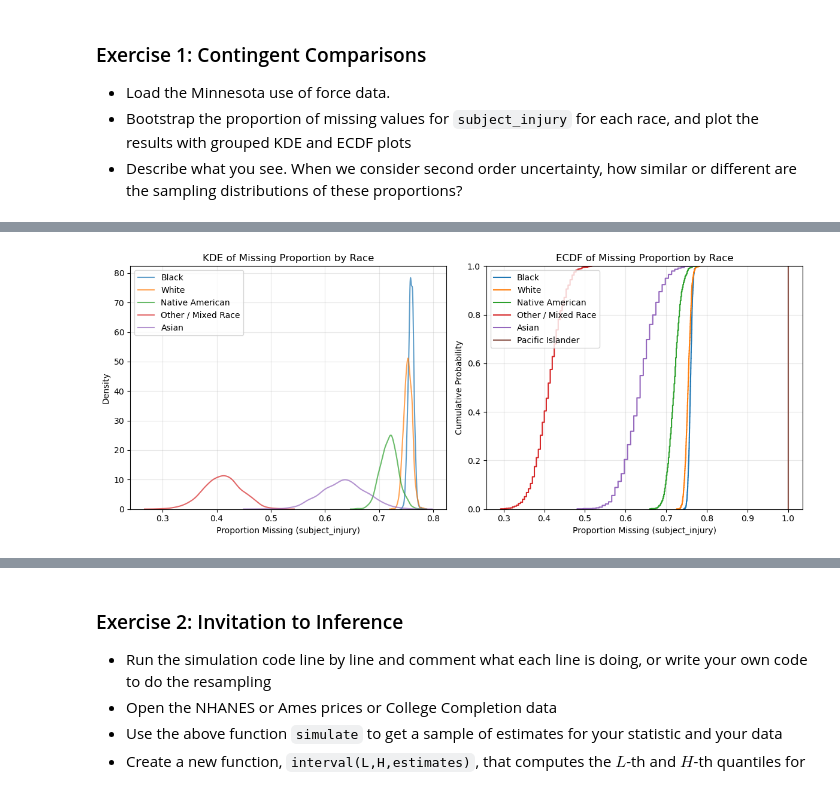
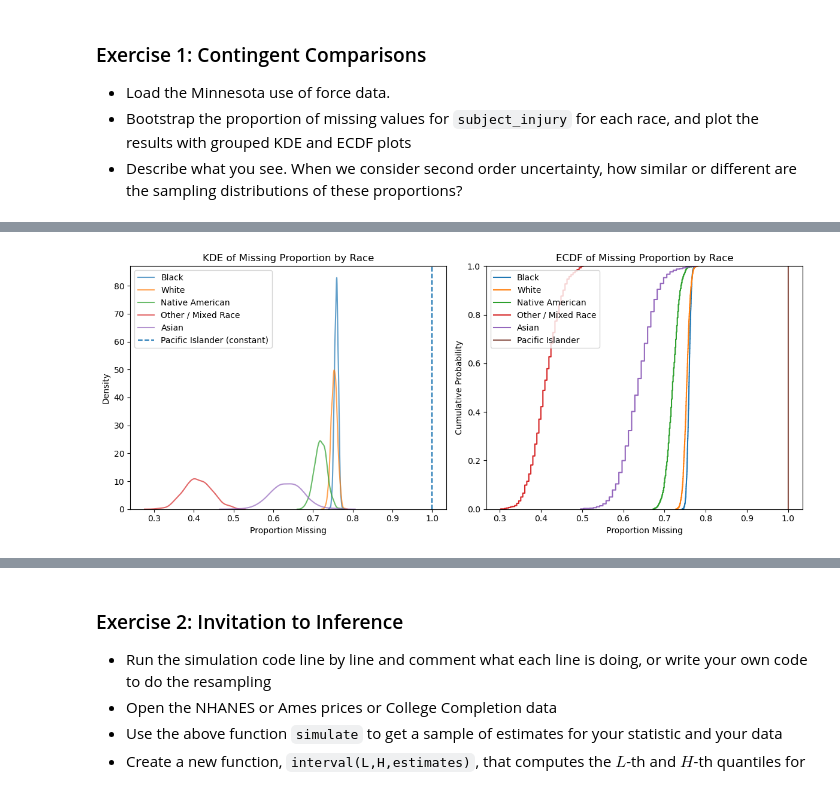
Before and after one commit to shawn01-kubo/github_branching, a Jupyter notebook: assignment_4.ipynb, the cells around one changed output, grey strips where cells are left out. Saved outputs shown, nothing was run; the diff lists cells and outputs as text; code cells hidden in the pictures.

```diff
--- a/assignment_4.ipynb
+++ b/assignment_4.ipynb
@@ -62,100 +61,45 @@ Name: injury_missing, Length: 12925, dtype: bool
 # %%
 def stat(x):
-    """Calculate proportion of missing values"""
     return x.isna().mean()
 
-# Use the simulate function from the PDF (adjusted for categorical data)
-def simulate(var, df, fcn, S=1000, plot=True):
-    ''' Bootstrap simulation code - matching PDF style '''
+def simulate(var, df, fcn, S=1000):
     x = df[var]
     estimates = []
     for s in range(S):
-        # Draw a new sample, with replacement:
         x_s = x.sample(frac=1.0, replace=True)
-        # Compute statistic:
         stat_s = fcn(x_s)
-        # Append estimate:
         estimates.append(stat_s)
+    return np.array(estimates)
 
-    estimates = np.array(estimates)
+race_groups = df['race'].dropna().unique()
 
-
-
-    return estimates
-
-# Get unique race groups
-race_groups = df['race'].unique()
-
-# Create combined plots for all races (matching PDF's grouped style)
 fig, axes = plt.subplots(1, 2, figsize=(12, 5))
 
-# Bootstrap for each race and store results
 all_estimates = {}
 for race in race_groups:
     race_data = df[df['race'] == race]
     if len(race_data) > 0:
-        # Use simulate without individual plots for now
-        estimates = simulate('subject_injury', race_data, stat, S=1000, plot=False)
+        estimates = simulate('subject_injury', race_data, stat, S=1000)
         all_estimates[race] = estimates
 
-        # Add to combined KDE plot
-        sns.kdeplot(estimates, ax=axes[0], label=race, alpha=0.7)
+        if np.std(estimates) > 0:
+            sns.kdeplot(estimates, ax=axes[0], label=race, alpha=0.7)
+        else:
+            axes[0].axvline(x=estimates[0], label=f'{race} (constant)', linestyle='--')
 
-        # Add to combined ECDF plot
         sns.ecdfplot(estimates, ax=axes[1], label=race)
 
-# Style the combined plots to match PDF
 axes[0].set_title('KDE of Missing Proportion by Race')
-axes[0].set_xlabel('Proportion Missing (subject_injury)')
+axes[0].set_xlabel('Proportion Missing')
 axes[0].set_ylabel('Density')
 axes[0].legend()
-axes[0].grid(True, alpha=0.3)
 
 axes[1].set_title('ECDF of Missing Proportion by Race')
-axes[1].set_xlabel('Proportion Missing (subject_injury)')
+axes[1].set_xlabel('Proportion Missing')
 axes[1].set_ylabel('Cumulative Probability')
 axes[1].legend()
-axes[1].grid(True, alpha=0.3)
 
 plt.tight_layout()
 plt.show()
-
-# Print results in PDF style
-print("\n" + "="*50)
-print("BOOTSTRAP RESULTS BY RACE")
-print("="*50)
-
-for race, estimates in all_estimates.items():
-    original_stat = stat(df[df['race'] == race]['subject_injury'])
-    print(f"\n{race}:")
-    print(f"  Original proportion missing: {original_stat:.4f}")
-    print(f"  Bootstrap mean: {estimates.mean():.4f}")
-    print(f"  Bootstrap variance: {np.var(estimates):.6f}")
-    print(f"  90% CI: ({np.quantile(estimates, 0.05):.4f}, {np.quantile(estimates, 0.95):.4f})")
-
-
-# Compare the sampling distributions
-races = list(all_estimates.keys())
-print(f"\nComparing sampling distributions across {len(races)} race groups:")
-
-for i in range(len(races)):
-    for j in range(i + 1, len(races)):
-        race1, race2 = races[i], races[j]
-        est1, est2 = all_estimates[race1], all_estimates[race2]
-
-        # Calculate overlap of 90% confidence intervals
-        ci1 = np.quantile(est1, [0.05, 0.95])
-        ci2 = np.quantile(est2, [0.05, 0.95])
-
-        # Check if CIs overlap
-        if ci1[1] < ci2[0] or ci2[1] < ci1[0]:
-            overlap = "NO OVERLAP - distributions appear distinct"
-        else:
-            overlap = "OVERLAP - distributions are similar"
-
-        print(f"\n{race1} vs {race2}:")
-        print(f"  {race1} 90% CI: ({ci1[0]:.3f}, {ci1[1]:.3f})")
-        print(f"  {race2} 90% CI: ({ci2[0]:.3f}, {ci2[1]:.3f})")
-        print(f"  Result: {overlap}")
 # %% [output]
-[figure, old version]
+[figure, new version]
```
Also changed, not shown: parts of 8 cells of this notebook.
